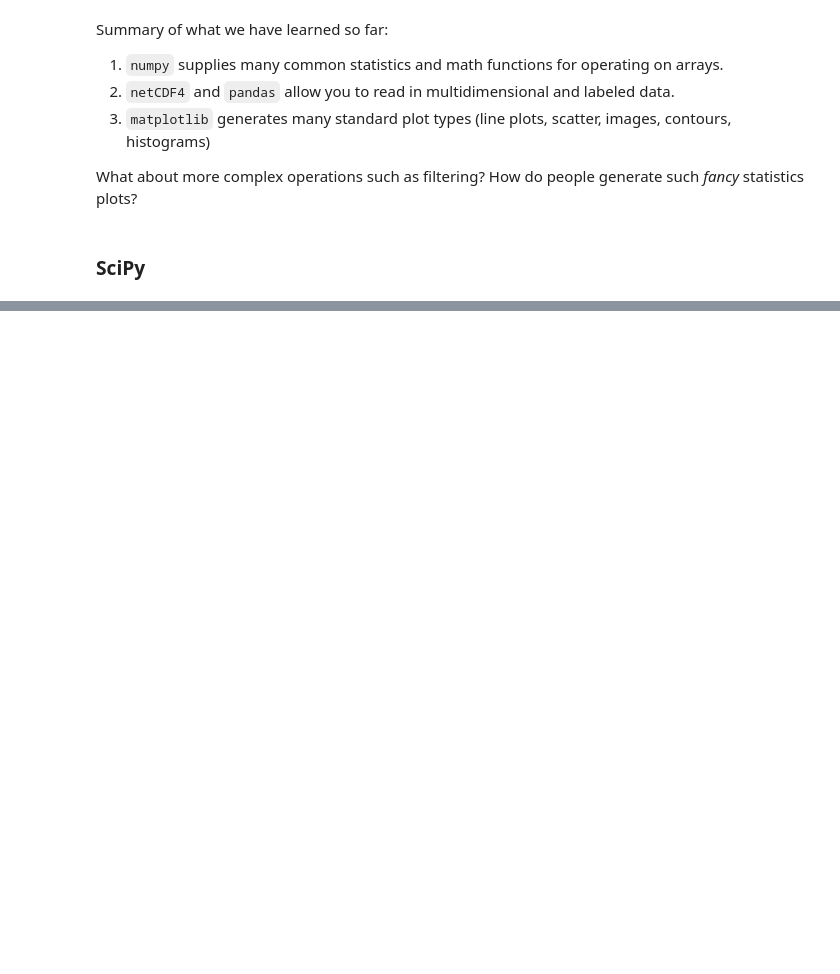
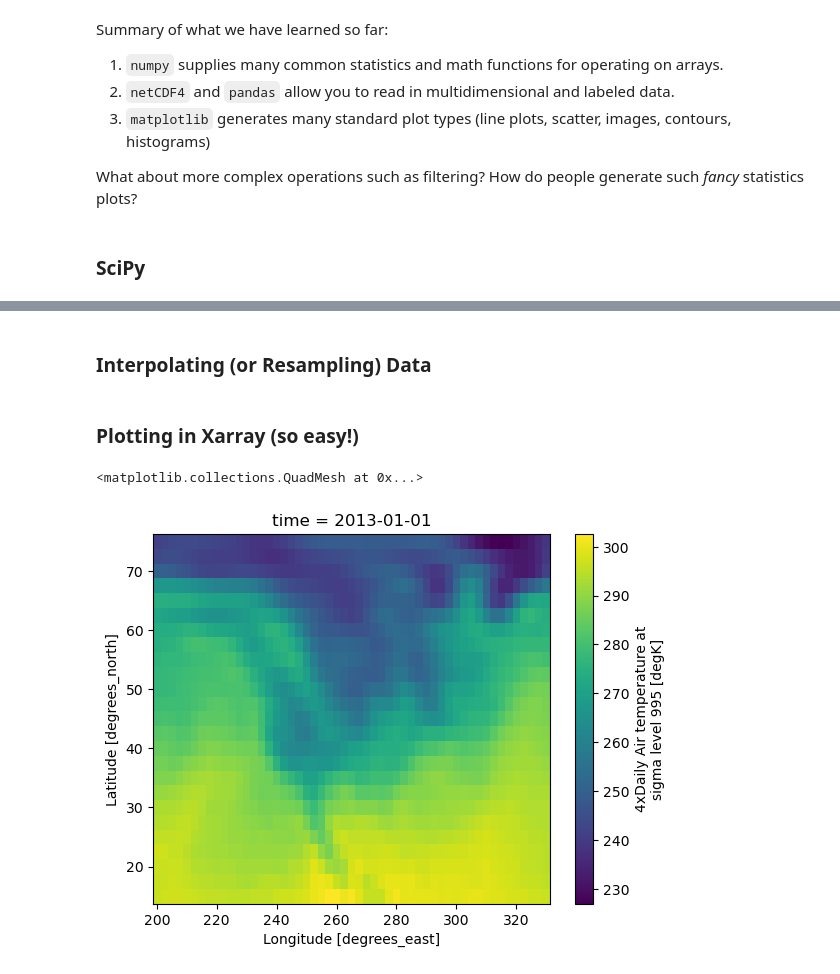
Before and after one commit to eldavenport/SIO-PythonEarthScience, a Jupyter notebook: .doctrees/nbsphinx/in_workshop/earth_science.ipynb, the cells around one changed output, grey strips where cells are left out. Cells and saved outputs as stored; diff of their text form; code cells hidden in the pictures; blank space fills up the shorter version.

```diff
--- a/.doctrees/nbsphinx/in_workshop/earth_science.ipynb
+++ b/.doctrees/nbsphinx/in_workshop/earth_science.ipynb
@@ -54,0 +59,6 @@ import seaborn as sns
+# %%
+import matplotlib.pyplot as plt
+import xarray as xr
+
+# load a sample dataset from the xarray library
+ds = xr.tutorial.load_dataset("air_temperature")
@@ -54,0 +181,2 @@ import seaborn as sns
+# %% [markdown]
+### Interpolating (or Resampling) Data
@@ -54,0 +185,7 @@ import seaborn as sns
+# %% [markdown]
+### Plotting in Xarray (so easy!)
+# %%
+ds.air.isel(time=0).plot()
+# %% [output]
+<matplotlib.collections.QuadMesh at 0x...>
+[figure, added]
```
Also changed, not shown: parts of 37 cells of this notebook, 44 other files.
